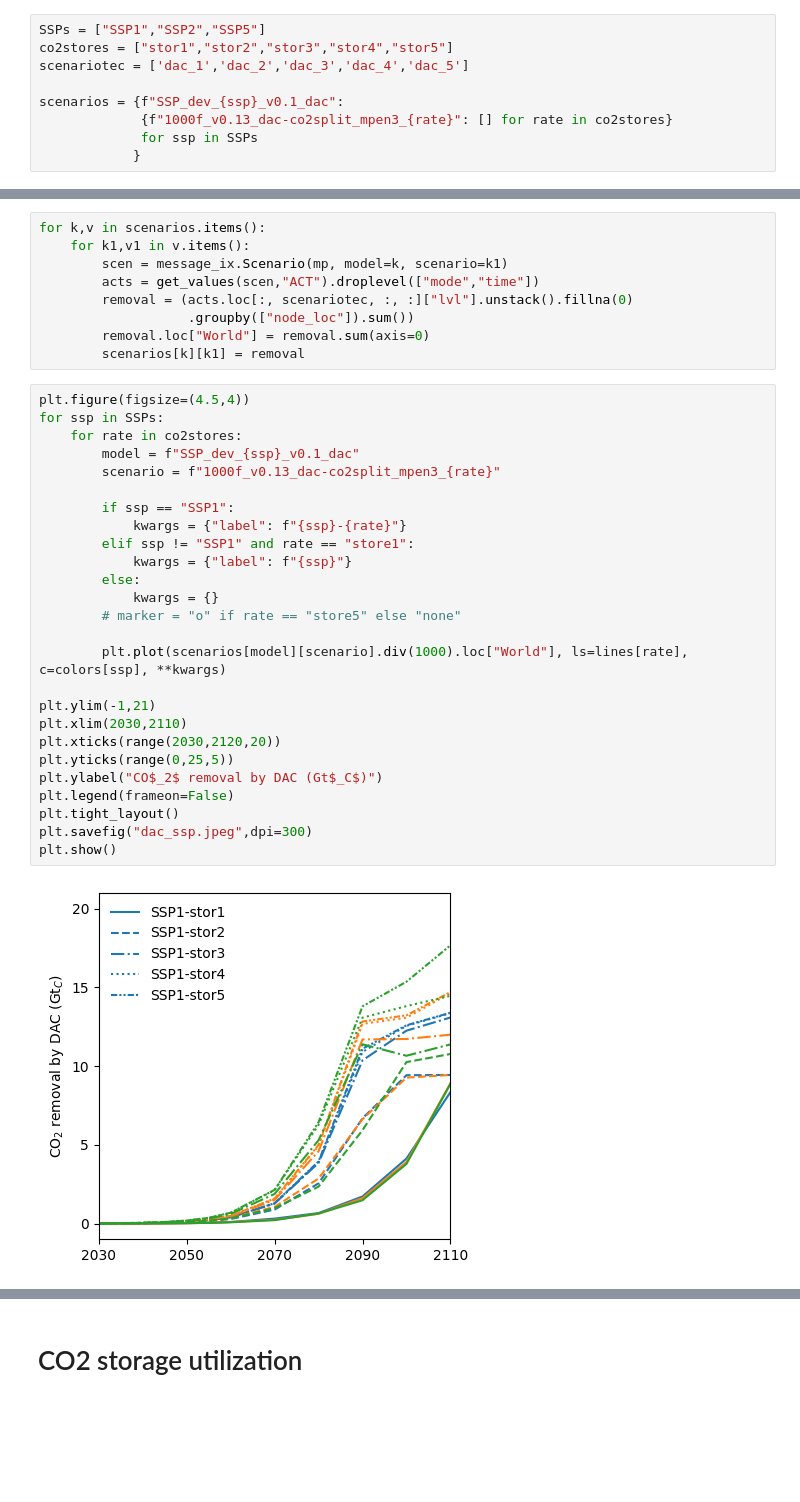
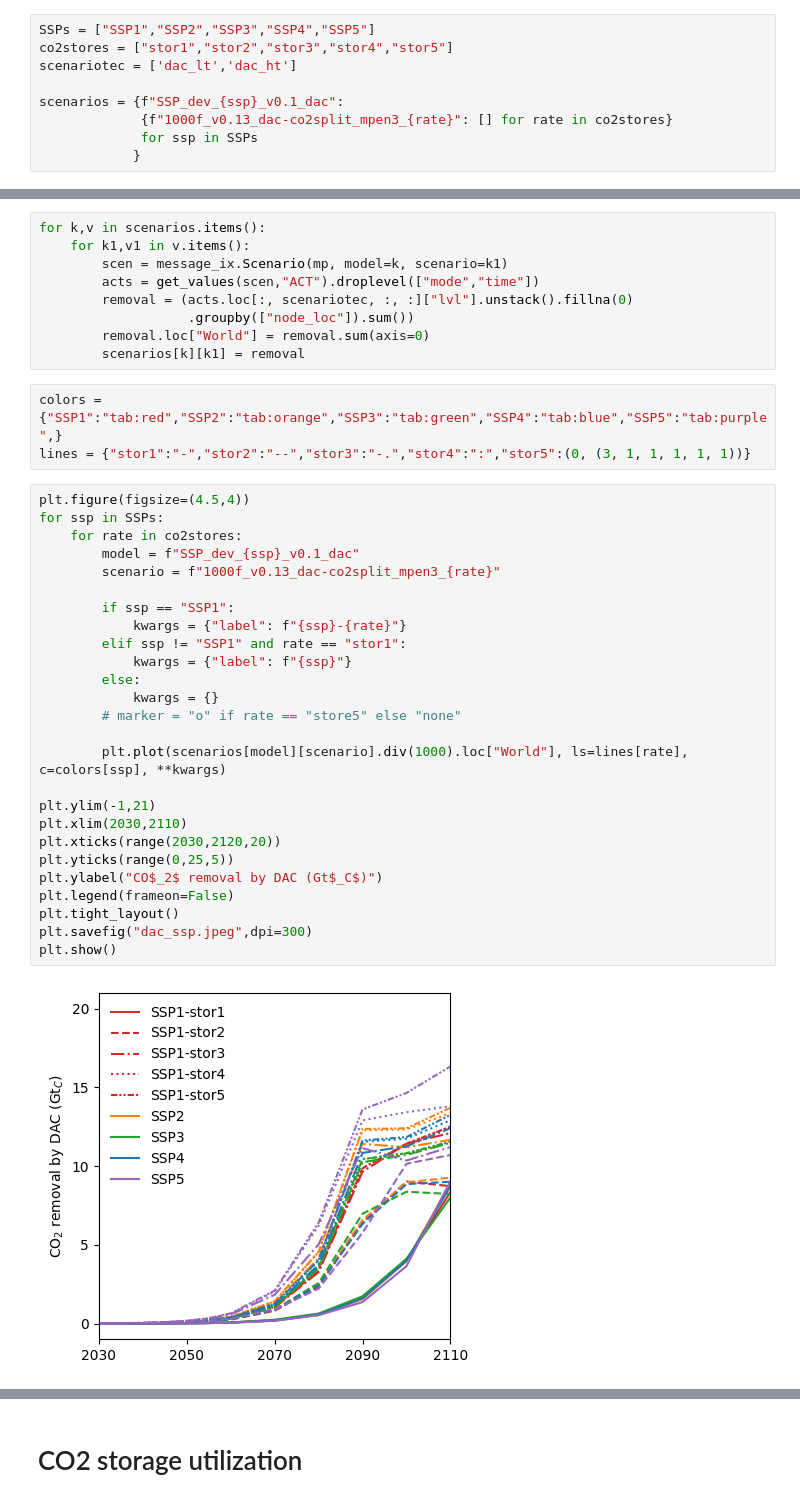
Before and after one commit to ywpratama/message_ix, a Jupyter notebook: tutorial/dac_scenarios/SSPs/[SSP_dev] Summary Report CO2 storage - CO2 Infrastucture Split.ipynb, the cells around one changed output, grey strips where cells are left out. Drawn from its saved outputs; the diff is of its cells as text; blank space fills up the shorter version.

```diff
--- a/tutorial/dac_scenarios/SSPs/[SSP_dev] Summary Report CO2 storage - CO2 Infrastucture Split.ipynb
+++ b/tutorial/dac_scenarios/SSPs/[SSP_dev] Summary Report CO2 storage - CO2 Infrastucture Split.ipynb
@@ -60,9 +60,9 @@ def plotvars(scenario):
 ## Run SSP_dev DAC baseline scenario
 **Clone and create SSP_dev DAC baseline scenario**
 # %%
-SSPs = ["SSP1","SSP2","SSP5"]
+SSPs = ["SSP1","SSP2","SSP3","SSP4","SSP5"]
 co2stores = ["stor1","stor2","stor3","stor4","stor5"]
-scenariotec = ['dac_1','dac_2','dac_3','dac_4','dac_5']
+scenariotec = ['dac_lt','dac_ht']
 
 scenarios = {f"SSP_dev_{ssp}_v0.1_dac":
              {f"1000f_v0.13_dac-co2split_mpen3_{rate}": [] for rate in co2stores}
@@ -80,31 +77,34 @@ for k,v in scenarios.items():
                    .groupby(["node_loc"]).sum())
         removal.loc["World"] = removal.sum(axis=0)
         scenarios[k][k1] = removal
+# %%
+colors = {"SSP1":"tab:red","SSP2":"tab:orange","SSP3":"tab:green","SSP4":"tab:blue","SSP5":"tab:purple",}
+lines = {"stor1":"-","stor2":"--","stor3":"-.","stor4":":","stor5":(0, (3, 1, 1, 1, 1, 1))}
 # %%
 plt.figure(figsize=(4.5,4))
 for ssp in SSPs:
     for rate in co2stores:
         model = f"SSP_dev_{ssp}_v0.1_dac"
         scenario = f"1000f_v0.13_dac-co2split_mpen3_{rate}"
 
         if ssp == "SSP1":
             kwargs = {"label": f"{ssp}-{rate}"}
-        elif ssp != "SSP1" and rate == "store1":
+        elif ssp != "SSP1" and rate == "stor1":
             kwargs = {"label": f"{ssp}"}
         else:
             kwargs = {}
         # marker = "o" if rate == "store5" else "none"
 
         plt.plot(scenarios[model][scenario].div(1000).loc["World"], ls=lines[rate], c=colors[ssp], **kwargs)
 
 plt.ylim(-1,21)
 plt.xlim(2030,2110)
 plt.xticks(range(2030,2120,20))
 plt.yticks(range(0,25,5))
 plt.ylabel("CO$_2$ removal by DAC (Gt$_C$)")
 plt.legend(frameon=False)
 plt.tight_layout()
 plt.savefig("dac_ssp.jpeg",dpi=300)
 plt.show()
 # %% [output]
-[figure, old version]
+[figure, new version]
```
Also changed, not shown: parts of 8 cells of this notebook, 12 other files.
